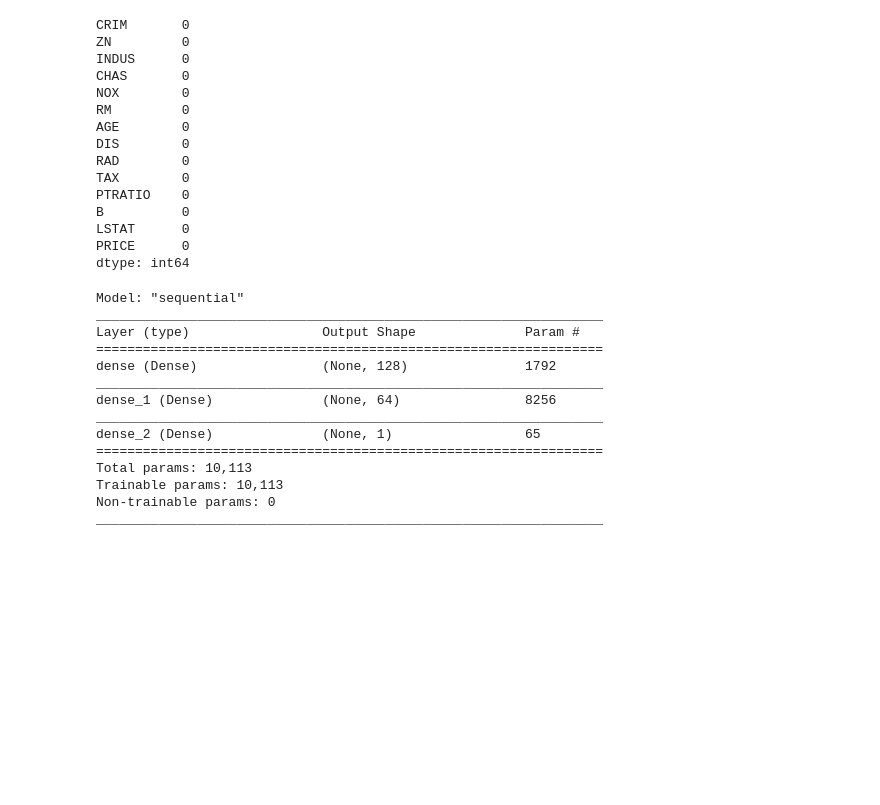
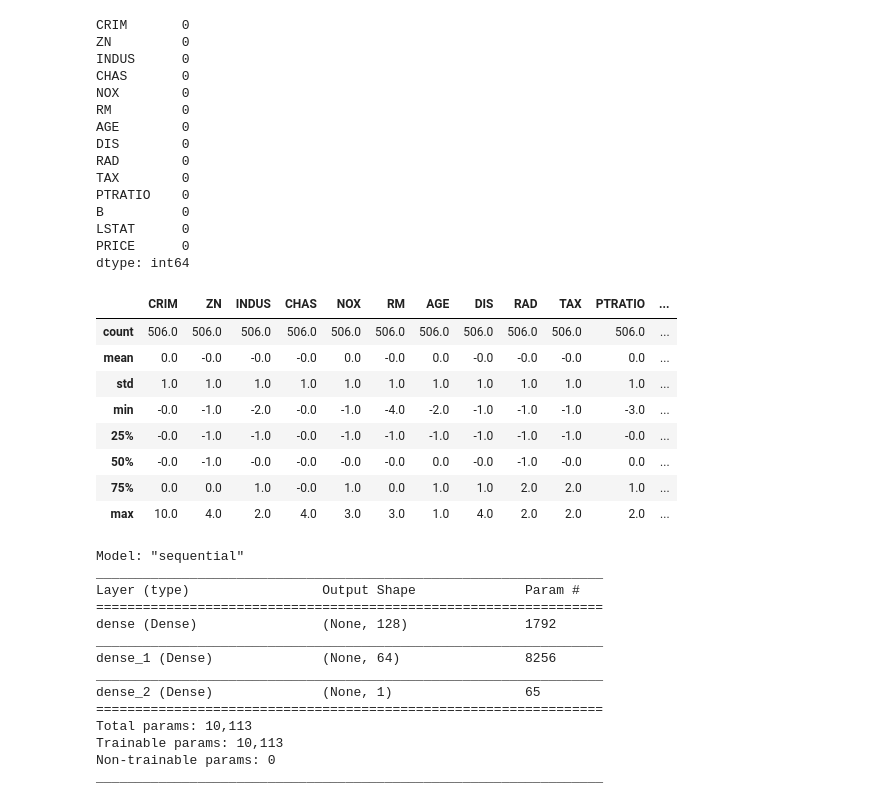
Before and after one commit to Jajc09/data-science, a Jupyter notebook: deep-learning/rental-airbnb/housing.ipynb, the cells around one changed output. Saved outputs shown, nothing was run; the diff lists cells and outputs as text; code cells hidden in the pictures; blank space fills up the shorter version.

```diff
--- a/deep-learning/rental-airbnb/housing.ipynb
+++ b/deep-learning/rental-airbnb/housing.ipynb
@@ -116,4 +116,22 @@ scaler.fit(X_train)
 
 X_train_scaled = scaler.transform(X_train)
 X_test_scaled = scaler.transform(X_test)
+# %%
+scaled_var = pd.concat([pd.DataFrame(X_train_scaled), pd.DataFrame(X_test_scaled)], axis=0).describe().round(0)
+# %%
+features = ['CRIM', 'ZN', 'INDUS', 'CHAS', 'NOX', 'RM', 'AGE',
+                 'DIS', 'RAD', 'TAX', 'PTRATIO', 'B', 'LSTAT']
+
+scaled_var.columns = features
+scaled_var
+# %% [output]
+|  | CRIM | ZN | INDUS | CHAS | NOX | RM | AGE | DIS | RAD | TAX | PTRATIO | ... |
+| count | 506.0 | 506.0 | 506.0 | 506.0 | 506.0 | 506.0 | 506.0 | 506.0 | 506.0 | 506.0 | 506.0 | ... |
+| mean | 0.0 | -0.0 | -0.0 | -0.0 | 0.0 | -0.0 | 0.0 | -0.0 | -0.0 | -0.0 | 0.0 | ... |
+| std | 1.0 | 1.0 | 1.0 | 1.0 | 1.0 | 1.0 | 1.0 | 1.0 | 1.0 | 1.0 | 1.0 | ... |
+| min | -0.0 | -1.0 | -2.0 | -0.0 | -1.0 | -4.0 | -2.0 | -1.0 | -1.0 | -1.0 | -3.0 | ... |
+| 25% | -0.0 | -1.0 | -1.0 | -0.0 | -1.0 | -1.0 | -1.0 | -1.0 | -1.0 | -1.0 | -0.0 | ... |
+| 50% | -0.0 | -1.0 | -0.0 | -0.0 | -0.0 | -0.0 | 0.0 | -0.0 | -1.0 | -0.0 | 0.0 | ... |
+| 75% | 0.0 | 0.0 | 1.0 | -0.0 | 1.0 | 0.0 | 1.0 | 1.0 | 2.0 | 2.0 | 1.0 | ... |
+| max | 10.0 | 4.0 | 2.0 | 4.0 | 3.0 | 3.0 | 1.0 | 4.0 | 2.0 | 2.0 | 2.0 | ... |
 # %%
```
Also changed, not shown: parts of 8 cells of this notebook, 4 other files.
